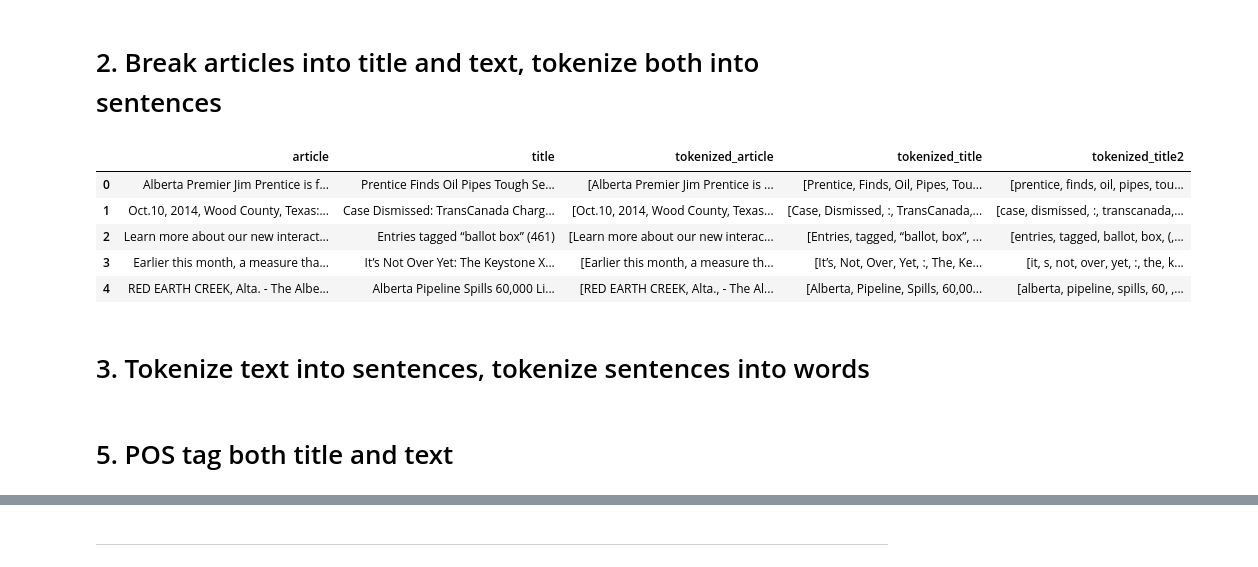
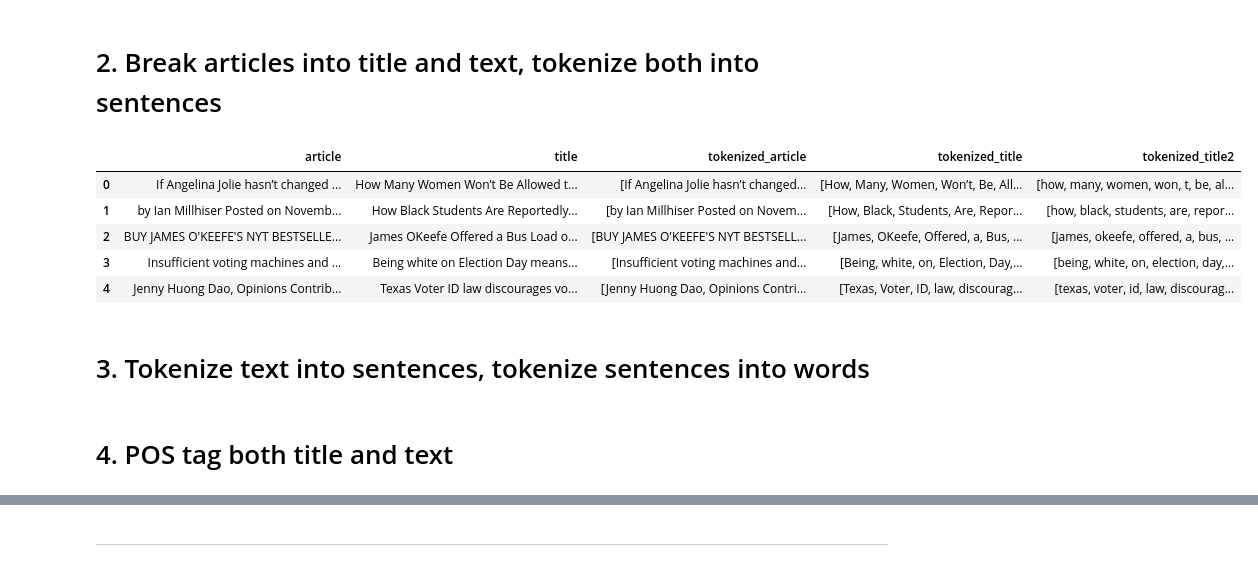
Before and after one commit to Anand-/nlp2014_final, a Jupyter notebook: robyn_keyphrase_addition.ipynb, the cells around one changed output, grey strips where cells are left out. Saved outputs shown, nothing was run; the diff lists cells and outputs as text; code cells hidden in the pictures.

```diff
--- a/robyn_keyphrase_addition.ipynb
+++ b/robyn_keyphrase_addition.ipynb
@@ -80,15 +82,15 @@ def tokenizeDictionaryContentToDf(titles_content):
-# %%
-kxl_list = readFilestoList('data/Keystonexl/')
-kxl = jsonToDict(kxl_list)
-df_kxl = tokenizeDictionaryContentToDf(kxl)
-df_kxl.head()
-# %% [output]
-|  | article | title | tokenized_article | tokenized_title | tokenized_title2 |
-| 0 | Alberta Premier Jim Prentice is f... | Prentice Finds Oil Pipes Tough Se... | [Alberta Premier Jim Prentice is ... | [Prentice, Finds, Oil, Pipes, Tou... | [prentice, finds, oil, pipes, tou... |
-| 1 | Oct.10, 2014, Wood County, Texas:... | Case Dismissed: TransCanada Charg... | [Oct.10, 2014, Wood County, Texas... | [Case, Dismissed, :, TransCanada,... | [case, dismissed, :, transcanada,... |
-| 2 | Learn more about our new interact... | Entries tagged “ballot box” (461) | [Learn more about our new interac... | [Entries, tagged, “ballot, box”, ... | [entries, tagged, ballot, box, (,... |
-| 3 | Earlier this month, a measure tha... | It’s Not Over Yet: The Keystone X... | [Earlier this month, a measure th... | [It’s, Not, Over, Yet, :, The, Ke... | [it, s, not, over, yet, :, the, k... |
-| 4 | RED EARTH CREEK, Alta. - The Albe... | Alberta Pipeline Spills 60,000 Li... | [RED EARTH CREEK, Alta., - The Al... | [Alberta, Pipeline, Spills, 60,00... | [alberta, pipeline, spills, 60, ,... |
+# %%
+vid_list = readFilestoList('data/voterID_clean/')
+vid = jsonToDict(vid_list)
+df_vid = tokenizeDictionaryContentToDf(vid)
+df_vid.head()
+# %% [output]
+|  | article | title | tokenized_article | tokenized_title | tokenized_title2 |
+| 0 | If Angelina Jolie hasn’t changed ... | How Many Women Won’t Be Allowed t... | [If Angelina Jolie hasn’t changed... | [How, Many, Women, Won’t, Be, All... | [how, many, women, won, t, be, al... |
+| 1 | by Ian Millhiser Posted on Novemb... | How Black Students Are Reportedly... | [by Ian Millhiser Posted on Novem... | [How, Black, Students, Are, Repor... | [how, black, students, are, repor... |
+| 2 | BUY JAMES O'KEEFE'S NYT BESTSELLE... | James OKeefe Offered a Bus Load o... | [BUY JAMES O'KEEFE'S NYT BESTSELL... | [James, OKeefe, Offered, a, Bus, ... | [james, okeefe, offered, a, bus, ... |
+| 3 | Insufficient voting machines and ... | Being white on Election Day means... | [Insufficient voting machines and... | [Being, white, on, Election, Day,... | [being, white, on, election, day,... |
+| 4 | Jenny Huong Dao, Opinions Contrib... | Texas Voter ID law discourages vo... | [Jenny Huong Dao, Opinions Contri... | [Texas, Voter, ID, law, discourag... | [texas, voter, id, law, discourag... |
 # %% [markdown]
 # 3. Tokenize text into sentences, tokenize sentences into words
 # %%
@@ -132,3 +134,3 @@ df_kxl = tokensPOStag('tokenized_title', df_kxl, option='title')
 # %% [markdown]
-# 5. POS tag both title and text
+# 4. POS tag both title and text
 # %%
```
Also changed, not shown: parts of 56 cells of this notebook.
